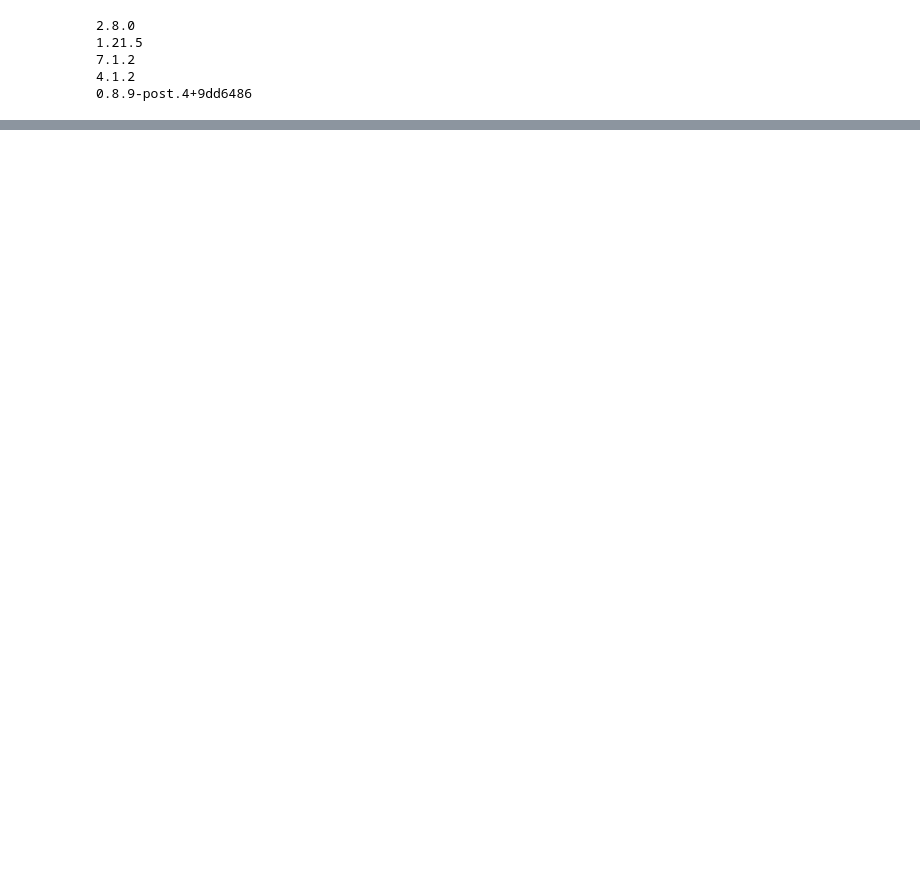
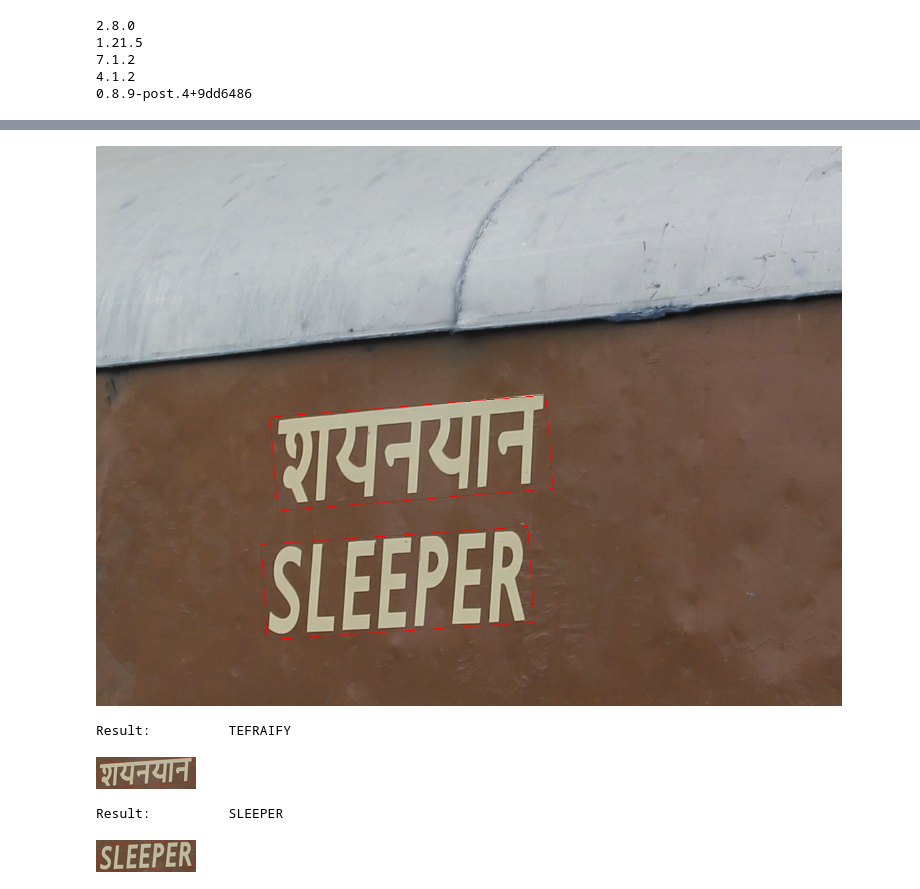
Before and after one commit to cowFarmer/AI_study, a Jupyter notebook: GoingDeeper/G12_make_OCR/G12_make_OCR.ipynb, the cells around one changed output, grey strips where cells are left out. Cells and saved outputs as stored; diff of their text form; code cells hidden in the pictures; blank space fills up the shorter version.

```diff
--- a/GoingDeeper/G12_make_OCR/G12_make_OCR.ipynb
+++ b/GoingDeeper/G12_make_OCR/G12_make_OCR.ipynb
@@ -77,12 +503,13 @@ Downloading /root/.keras-ocr/craft_mlt_25k.h5
 # %%
 def detect_text(img_path):
-    # TODO
+    img = cv2.imread(img_path)
+    img = np.expand_dims(img, axis=0) # 차원 변경
+    ocr_result = detector.detect(img)
+    ocr_result = ocr_result[0] # float 출력 제외하고 좌표만 남기기
 
-    # 배치 크기를 위해서 dimension을 확장해주고 kera-ocr의 입력 차원에 맞게 H,W,C로 변경합니다.
-
-    # 배치의 첫 번째 결과만 가져옵니다.
-
-    # 시각화를 위해서 x와 y좌표를 변경해줍니다. (앞선 h dimension으로 인해 y,x로 표기됨)
+    img = img[0] # image numpy type
+    img_pil = PIL.Image.fromarray(img) # numpy를 PIL 이미지로 변환
+    img_draw = PIL.ImageDraw.Draw(img_pil) # draw bbox
 
     cropped_imgs = []
     for text_result in ocr_result:
@@ -94,6 +521,7 @@ def detect_text(img_path):
         word_box = [x_min, y_min, x_max, y_max]
         cropped_imgs.append(img_pil.crop(word_box))
 
+    result_img = img_pil
 
     return result_img, cropped_imgs
 # %%
@@ -105,3 +534,14 @@ def recognize_img(pil_img, input_img_size=(100,32)):
+# %%
+def recognize_img(pil_img, input_img_size=(100,32)):
+    inputs = pil_img.resize(input_img_size)
+    image = inputs.copy()
+    inputs = np.transpose(inputs, (1,0,2))
+    inputs = np.expand_dims(inputs, axis=0)
+
+    output = model_pred.predict(inputs)
+    result = decode_predict_ctc(output, chars="-"+TARGET_CHARACTERS)[0].replace('-','')
+    print("Result: \t", result)
+    display(image)
 # %%
 for _img in cropped_img:
     recognize_img(_img)
@@ -107,0 +553,14 @@ for _img in cropped_img:
+# %%
+def ocr(img_path):
+    img_pil, cropped_img = detect_text(img_path)
+    display(img_pil)
+    for _img in cropped_img:
+        recognize_img(_img)
+# %%
+ocr(SAMPLE_IMG_PATH)
+# %% [output]
+[figure, added]
+Result:          TEFRAIFY
+[figure, added]
+Result:          SLEEPER
+[figure, added]
```
Also changed, not shown: parts of 33 cells of this notebook, 1 other file.
